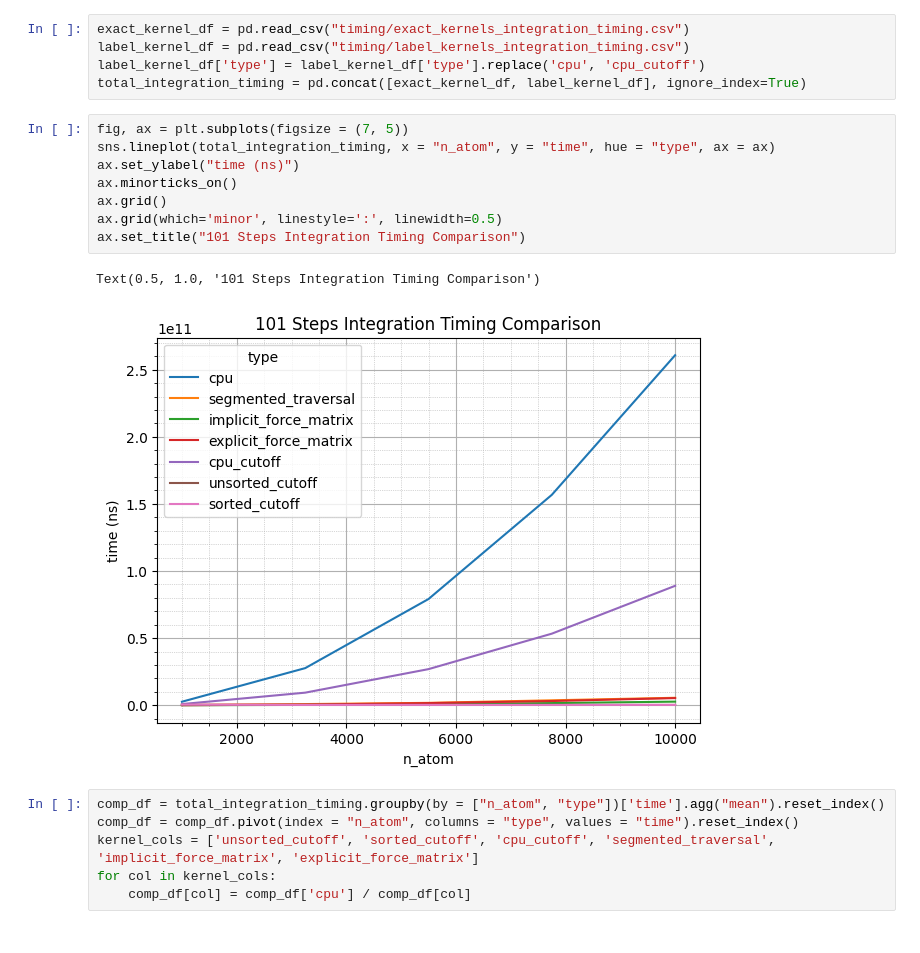
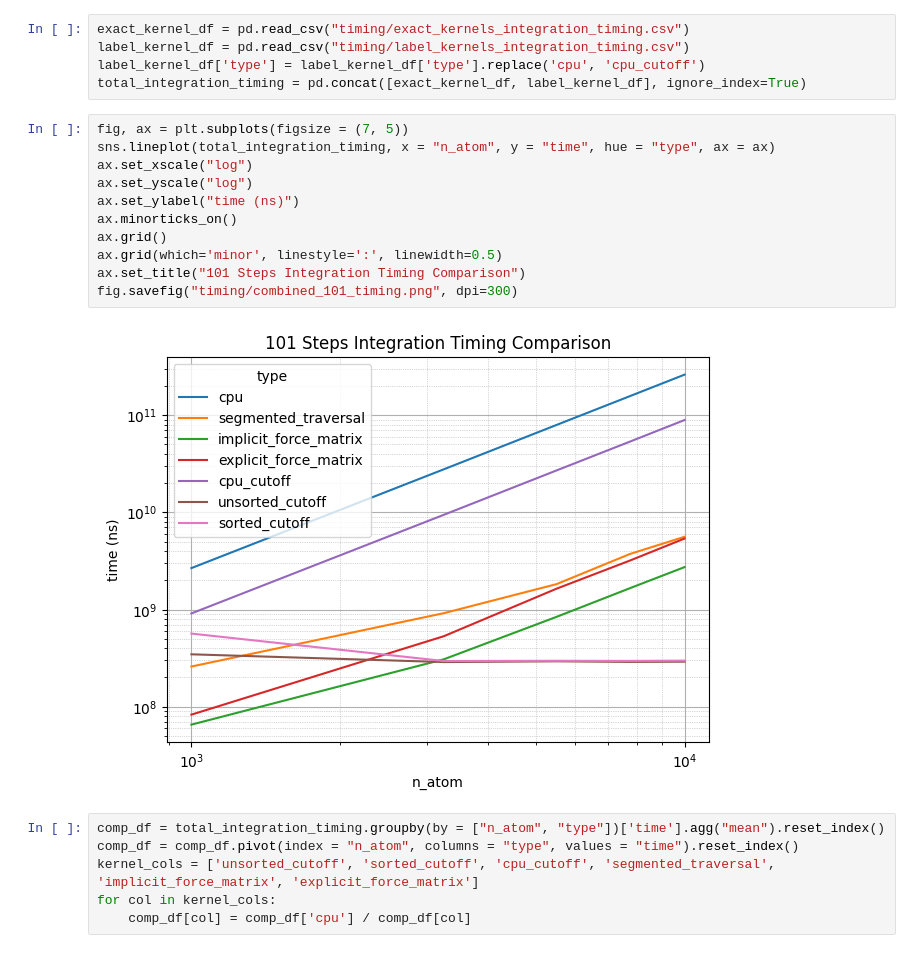
Before and after one commit to P-mandevillei/CUDA_Molecular_Dynamics, a Jupyter notebook: merge_plot.ipynb, the cells around one changed output. Cells and saved outputs as stored; diff of their text form.

```diff
--- a/merge_plot.ipynb
+++ b/merge_plot.ipynb
@@ -96,14 +99,16 @@ total_integration_timing = pd.concat([exact_kernel_df, label_kernel_df], ignore_
 # %%
 fig, ax = plt.subplots(figsize = (7, 5))
 sns.lineplot(total_integration_timing, x = "n_atom", y = "time", hue = "type", ax = ax)
+ax.set_xscale("log")
+ax.set_yscale("log")
 ax.set_ylabel("time (ns)")
 ax.minorticks_on()
 ax.grid()
 ax.grid(which='minor', linestyle=':', linewidth=0.5)
 ax.set_title("101 Steps Integration Timing Comparison")
+fig.savefig("timing/combined_101_timing.png", dpi=300)
 # %% [output]
-Text(0.5, 1.0, '101 Steps Integration Timing Comparison')
-[figure, old version]
+[figure, new version]
 # %%
 comp_df = total_integration_timing.groupby(by = ["n_atom", "type"])['time'].agg("mean").reset_index()
 comp_df = comp_df.pivot(index = "n_atom", columns = "type", values = "time").reset_index()
```
Also changed, not shown: parts of 3 cells of this notebook, 5 other files.
